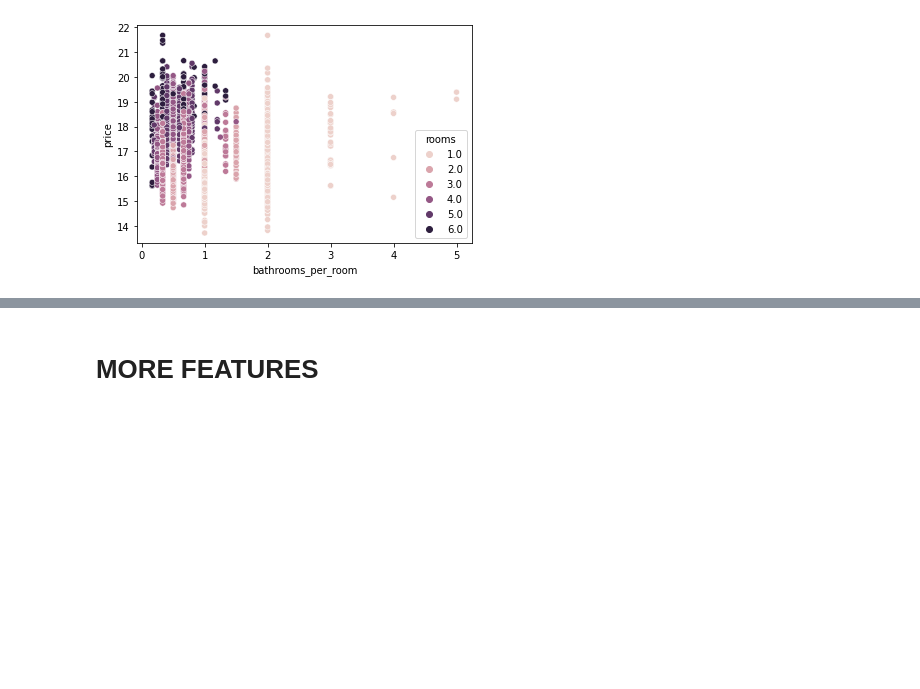
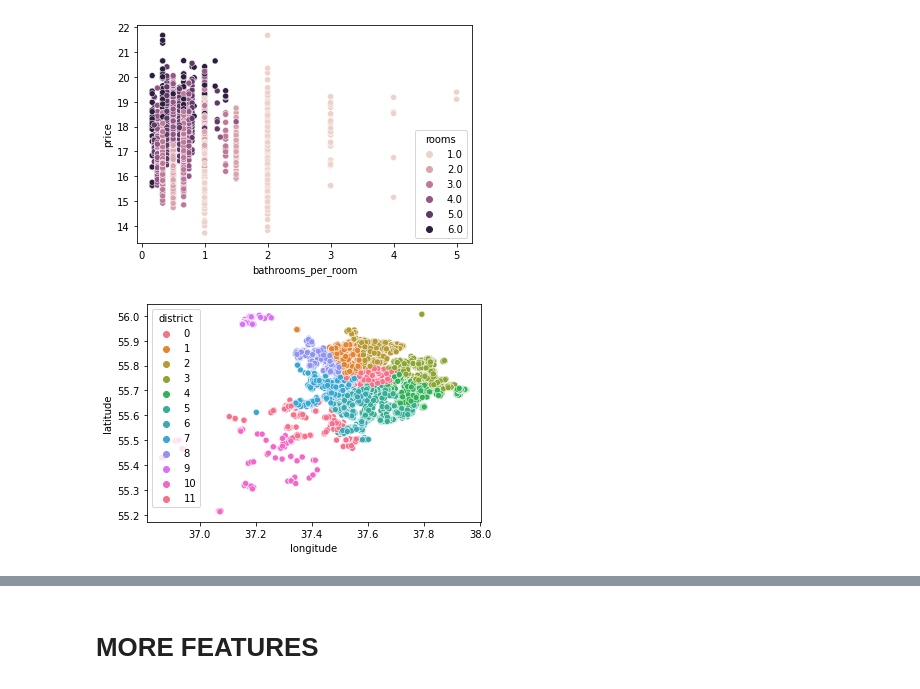
Before and after one commit to henrfj/TDT4173-ML, a Jupyter notebook: hasse-testsite/LightGBM.ipynb, the cells around one changed output, grey strips where cells are left out. Saved outputs shown, nothing was run; the diff lists cells and outputs as text; code cells hidden in the pictures; blank space fills up the shorter version.

```diff
--- a/hasse-testsite/LightGBM.ipynb
+++ b/hasse-testsite/LightGBM.ipynb
@@ -1382,5 +1390,26 @@ predict_and_store(model_no_cv, test_labels.drop(['area_total'],axis=1), test, pa
 # %%
-train_labels, train_targets, test_labels = clean_data(train, test, features, float_numerical_features, int_numerical_features, cat_features, log_targets=False, log_area=False, fillNan=True)
+# import clean data
+features =           ["building_id", # For grouping
+                      "area_total", "area_kitchen", "area_living", "floor", "ceiling", "stories", "rooms",
+                      "bathrooms_private", "bathrooms_shared", "balconies","loggias", "phones", "latitude", "longitude", "constructed", # Numerical
+                     "layout", "condition", "district", "material", "parking", "heating", "seller", #Categorical
+                      "windows_court", "windows_street", "new", "elevator_without", "elevator_passenger", "elevator_service", "garbage_chute", # Bool
+                     "street", "address"] # Strings
+
+all_numerical_features = ["area_total", "area_kitchen", "area_living", "floor",
+                      "ceiling", "stories", "rooms", "bathrooms_private", "bathrooms_shared", "balconies","loggias", "phones", "latitude", "longitude", "constructed"]
+
+float_numerical_features = ["area_total", "area_kitchen", "area_living", "ceiling", "latitude", "longitude", "constructed"]
+int_numerical_features = ["floor", "stories", "rooms", "bathrooms_private", "bathrooms_shared", "balconies", "loggias", "phones"] # Ordinal categories
+
+cat_features = ["layout", "condition", "district", "material", "parking", "heating", "seller"] # All are non-ordinal
+
+droptable = []
+
+# Load data
+train, test, metaData = load_all_data()
+# Clean data
+train_labels, train_targets, test_labels = clean_data(train, test, features, float_numerical_features, int_numerical_features, cat_features, log_targets=False, log_area=True, fillNan=True)
 # %%
 train_labels["area_average_rooms"] = train_labels["area_total"] / np.average(train_labels["rooms"])
 # %%
@@ -1479,3 +1508,10 @@ plt.show()
 # %% [output]
 [figure]
 [figure]
+# %%
+train_labels=train_labels.astype({'district':'int'})
+# %%
+sns.scatterplot(x=train_labels['longitude'],y=train_labels['latitude'],hue=train_labels['district'],legend="full",palette="husl")
+plt.show()
+# %% [output]
+[figure, added]
```
Also changed, not shown: parts of 23 cells of this notebook, 12 other files.
